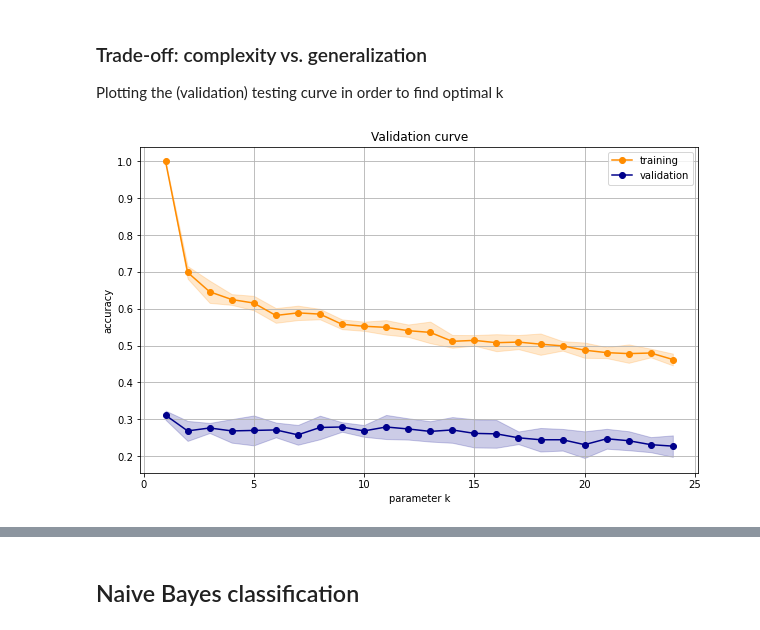
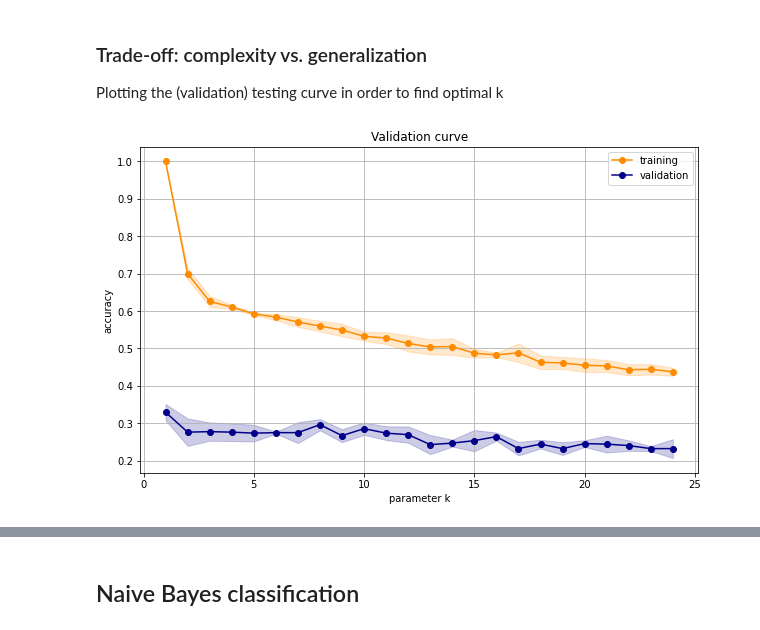
Before and after one commit to nadiaverdha/MachineLearningEx1, a Jupyter notebook: Ex1_kaggle_big.ipynb, the cells around one changed output, grey strips where cells are left out. Saved outputs shown, nothing was run; the diff lists cells and outputs as text; code cells hidden in the pictures.

```diff
--- a/Ex1_kaggle_big.ipynb
+++ b/Ex1_kaggle_big.ipynb
@@ -848,38 +854,38 @@ Plotting the (validation) testing curve in order to find optimal k
 from sklearn.model_selection import validation_curve
 # evaluate model performance using validation_curve
 param_range = np.arange(1, 25)
-estimators = [('scaler', StandardScaler()), ('pca', PCA(n_components=38)), ('lda', LinearDiscriminantAnalysis()), ('knn', KNeighborsClassifier(n_neighbors=k))]
+estimators = [('scaler', StandardScaler()), ('pca', PCA(n_components=50)), ('knn', KNeighborsClassifier(n_neighbors=k))]
 pipeline = Pipeline(estimators)
 train_scores, test_scores = validation_curve(
     pipeline,
     X, Y,
     param_name='knn__n_neighbors',
     param_range=param_range,
     cv=5,
     scoring='accuracy'
 )
 
 # column: score for specific fold for different k
 # row: results for specific k for different folds
 
 train_mean = np.mean(train_scores, axis=1)
 train_std = np.std(train_scores, axis=1)
 test_mean = np.mean(test_scores, axis=1)
 test_std = np.std(test_scores, axis=1)
 
 fig=plt.figure(figsize=(10, 6))
 plt.plot(param_range, train_mean, 'o-', label='training', color='darkorange')
 plt.fill_between(param_range, train_mean - train_std, train_mean + train_std, alpha=0.2, color='darkorange')
 plt.plot(param_range, test_mean, 'o-', label='validation', color='darkblue')
 plt.fill_between(param_range, test_mean - test_std, test_mean + test_std, alpha=0.2, color='darkblue')
 
 plt.title('Validation curve')
 plt.xlabel('parameter k')
 plt.ylabel('accuracy')
 plt.legend()
 plt.grid()
 plt.savefig('knn_8.jpg', dpi=fig.dpi)
 plt.show()
 # %% [output]
-[figure, old version]
+[figure, new version]
 # %%
```
Also changed, not shown: parts of 17 cells of this notebook.
